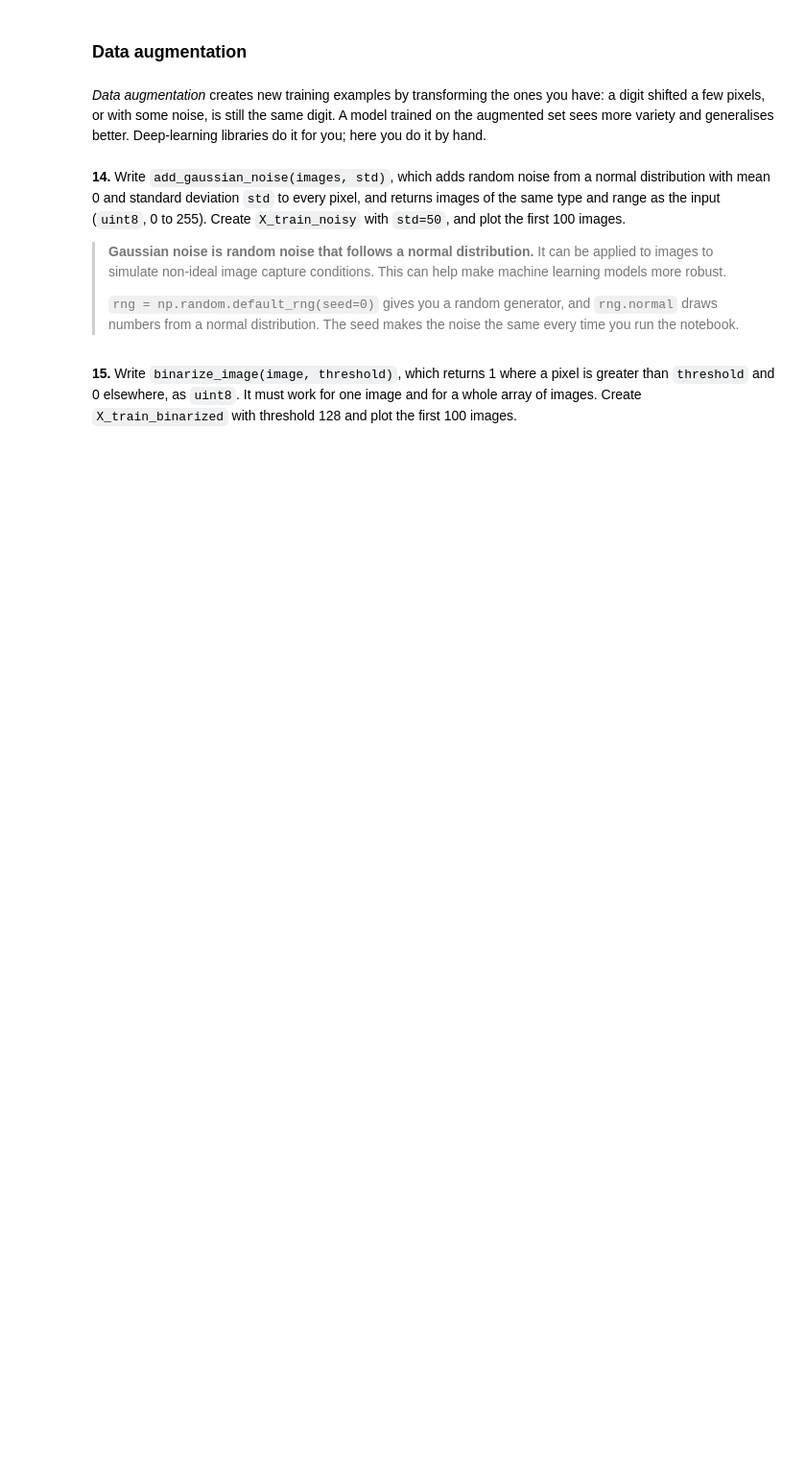
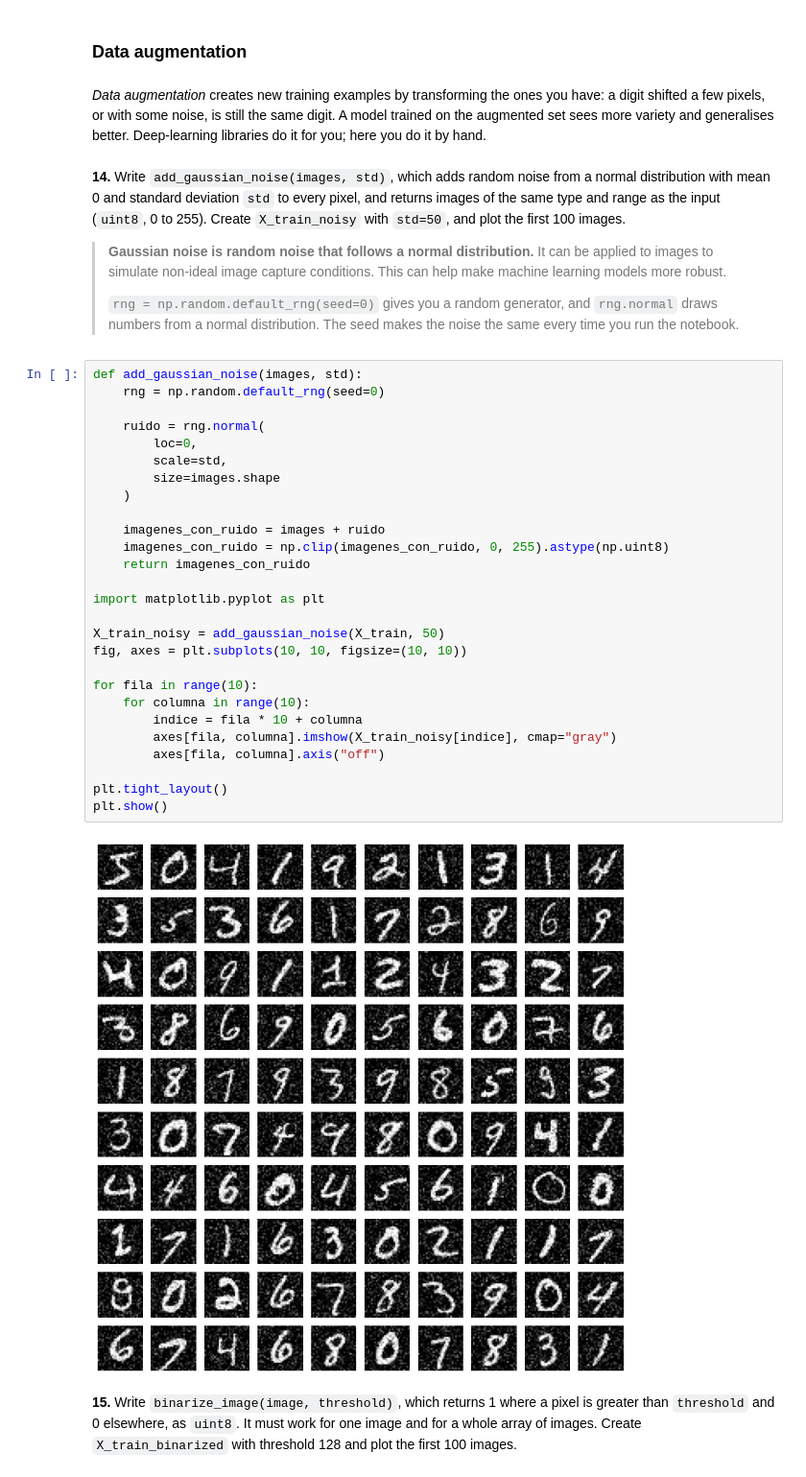
Before and after one commit to Simons23s/numpy-mnist, a Jupyter notebook: mnist_numpy.ipynb, the cells around one changed output. Shown at 96% size. Cells and saved outputs as stored; diff of their text form; blank space fills up the shorter version.

```diff
--- a/mnist_numpy.ipynb
+++ b/mnist_numpy.ipynb
@@ -289,5 +369,34 @@ Create `X_train_standardized` and `X_test_standardized`. Compute μ and σ on th
 > **Gaussian noise is random noise that follows a normal distribution.** It can be applied to images to simulate non-ideal image capture conditions. This can help make machine learning models more robust.
 >
 > `rng = np.random.default_rng(seed=0)` gives you a random generator, and `rng.normal` draws numbers from a normal distribution. The seed makes the noise the same every time you run the notebook.
+# %%
+def add_gaussian_noise(images, std):
+    rng = np.random.default_rng(seed=0)
+
+    ruido = rng.normal(
+        loc=0,
+        scale=std,
+        size=images.shape
+    )
+
+    imagenes_con_ruido = images + ruido
+    imagenes_con_ruido = np.clip(imagenes_con_ruido, 0, 255).astype(np.uint8)
+    return imagenes_con_ruido
+
+import matplotlib.pyplot as plt
+
+X_train_noisy = add_gaussian_noise(X_train, 50)
+fig, axes = plt.subplots(10, 10, figsize=(10, 10))
+
+for fila in range(10):
+    for columna in range(10):
+        indice = fila * 10 + columna
+        axes[fila, columna].imshow(X_train_noisy[indice], cmap="gray")
+        axes[fila, columna].axis("off")
+
+plt.tight_layout()
+plt.show()
+# %% [output]
+[figure, added]
 # %% [markdown]
 **15.** Write `binarize_image(image, threshold)`, which returns 1 where a pixel is greater than `threshold` and 0 elsewhere, as `uint8`. It must work for one image and for a whole array of images. Create `X_train_binarized` with threshold 128 and plot the first 100 images.
```
Also changed, not shown: parts of 4 cells of this notebook.
